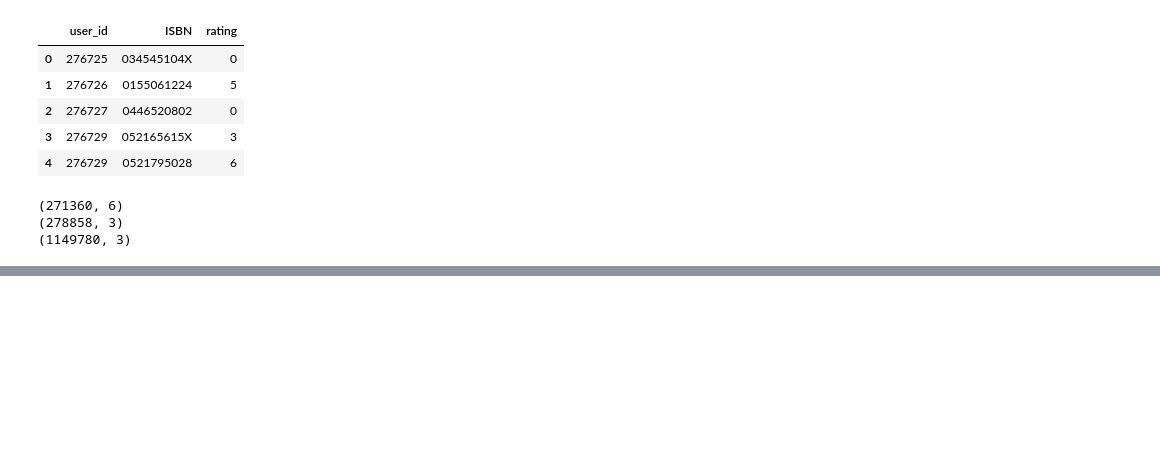
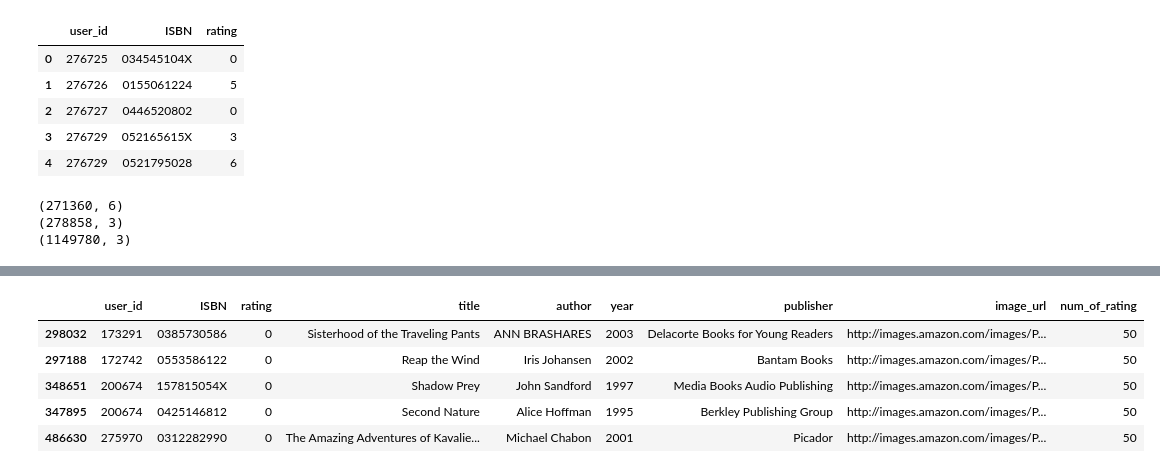
Before and after one commit to Sohel1856/End-to-End-Book-Recommendation-System, a Jupyter notebook: notebook/research.ipynb, the cells around one changed output, grey strips where cells are left out. Cells and saved outputs as stored; diff of their text form; code cells hidden in the pictures; blank space fills up the shorter version.

```diff
--- a/notebook/research.ipynb
+++ b/notebook/research.ipynb
@@ -113,0 +296,9 @@ print(books.shape,users.shape,ratings.shape,sep='\n')
+# %%
+final_rating.sort_values('num_of_rating', ascending=True).head()
+# %% [output]
+|  | user_id | ISBN | rating | title | author | year | publisher | image_url | num_of_rating |
+| 298032 | 173291 | 0385730586 | 0 | Sisterhood of the Traveling Pants | ANN BRASHARES | 2003 | Delacorte Books for Young Readers | http://images.amazon.com/images/P... | 50 |
+| 297188 | 172742 | 0553586122 | 0 | Reap the Wind | Iris Johansen | 2002 | Bantam Books | http://images.amazon.com/images/P... | 50 |
+| 348651 | 200674 | 157815054X | 0 | Shadow Prey | John Sandford | 1997 | Media Books Audio Publishing | http://images.amazon.com/images/P... | 50 |
+| 347895 | 200674 | 0425146812 | 0 | Second Nature | Alice Hoffman | 1995 | Berkley Publishing Group | http://images.amazon.com/images/P... | 50 |
+| 486630 | 275970 | 0312282990 | 0 | The Amazing Adventures of Kavalie... | Michael Chabon | 2001 | Picador | http://images.amazon.com/images/P... | 50 |
```
Also changed, not shown: parts of 38 cells of this notebook.
